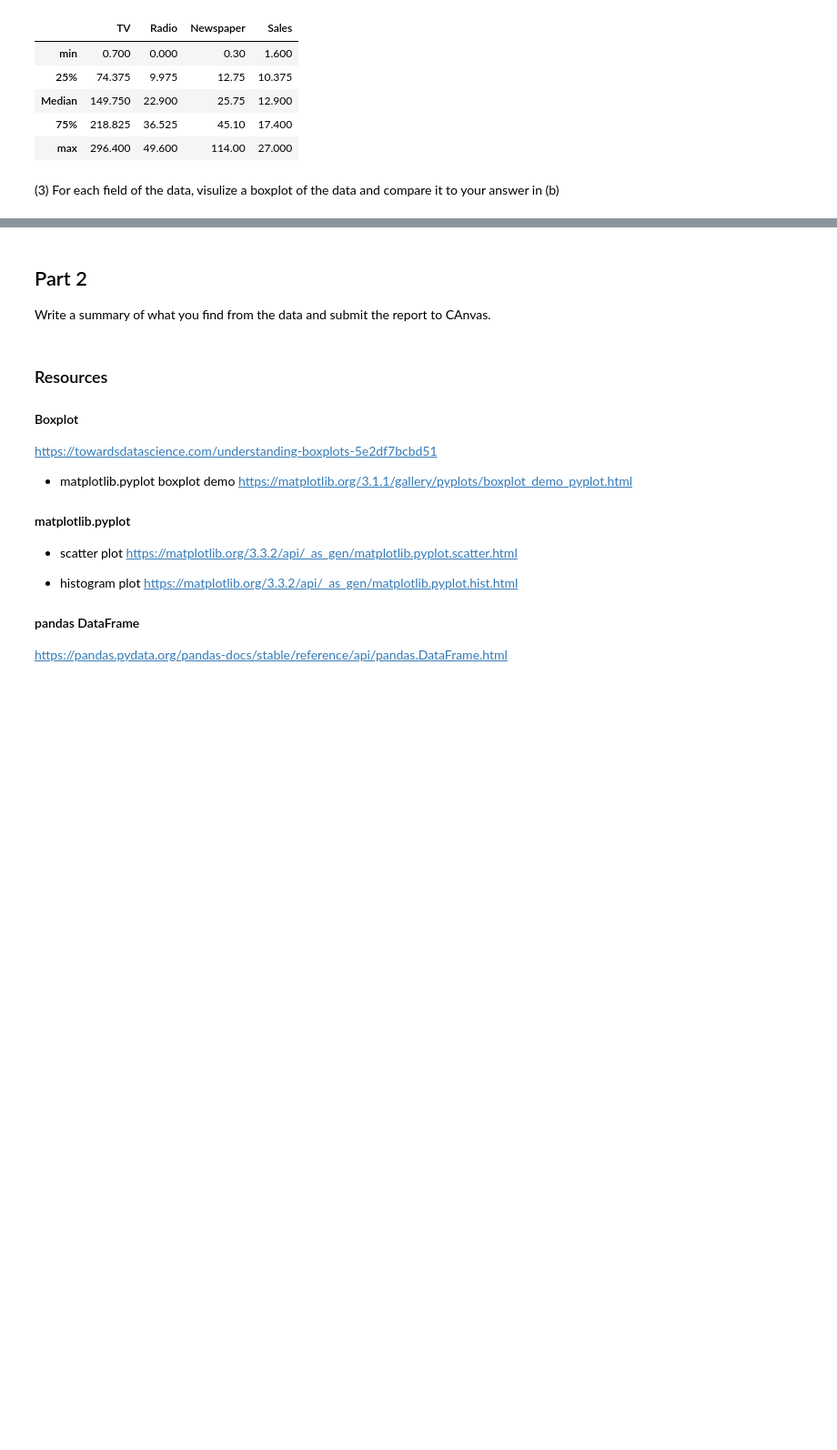
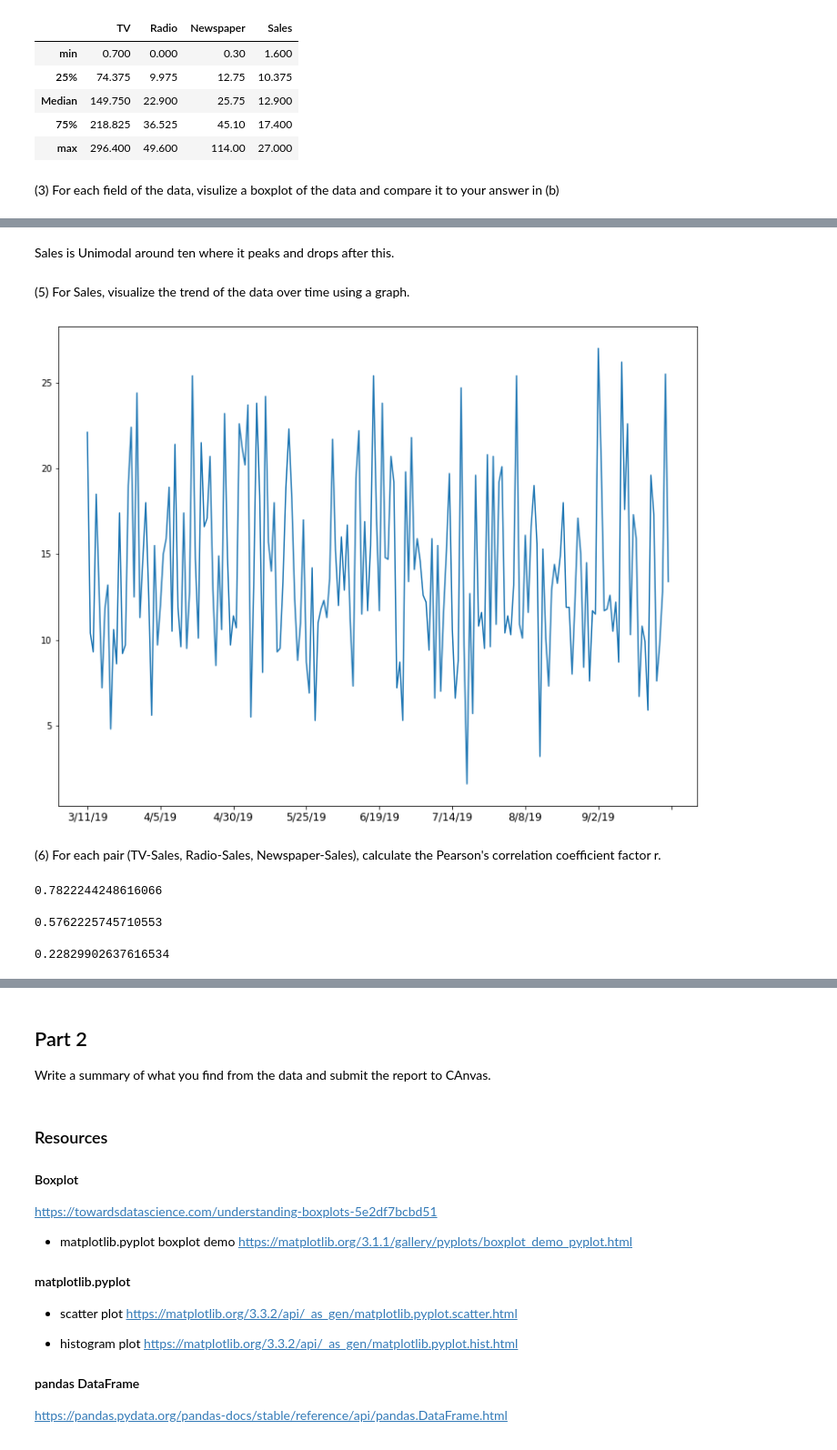
Before and after one commit to MasonAdsero/CPSC-4310-MA, a Jupyter notebook: ME1_simpleAnalysis/data_analysis.ipynb, the cells around one changed output, grey strips where cells are left out. Shown at 91% size. Saved outputs shown, nothing was run; the diff lists cells and outputs as text; code cells hidden in the pictures; blank space fills up the shorter version.

```diff
--- a/ME1_simpleAnalysis/data_analysis.ipynb
+++ b/ME1_simpleAnalysis/data_analysis.ipynb
@@ -124,0 +133,25 @@ display(d)
+# %% [markdown]
+Sales is Unimodal around ten where it peaks and  drops after this.
+# %% [markdown]
+(5) For Sales, visualize the trend of the data over time using a graph.
+# %%
+data.Sales.plot(figsize=(13,10)).tick_params(axis='x', labelsize = 12)
+# %% [output]
+[figure, added]
+# %% [markdown]
+(6) For each pair (TV-Sales, Radio-Sales, Newspaper-Sales), calculate the Pearson's correlation coefficient factor r.
+# %%
+#TV-Sales correlation
+data.TV.corr(data.Sales)
+# %% [output]
+0.7822244248616066
+# %%
+#Radio-Sales
+data.Radio.corr(data.Sales)
+# %% [output]
+0.5762225745710553
+# %%
+#Newspaper-Sales
+data.Newspaper.corr(data.Sales)
+# %% [output]
+0.22829902637616534
```
Also changed, not shown: parts of 12 cells of this notebook.
